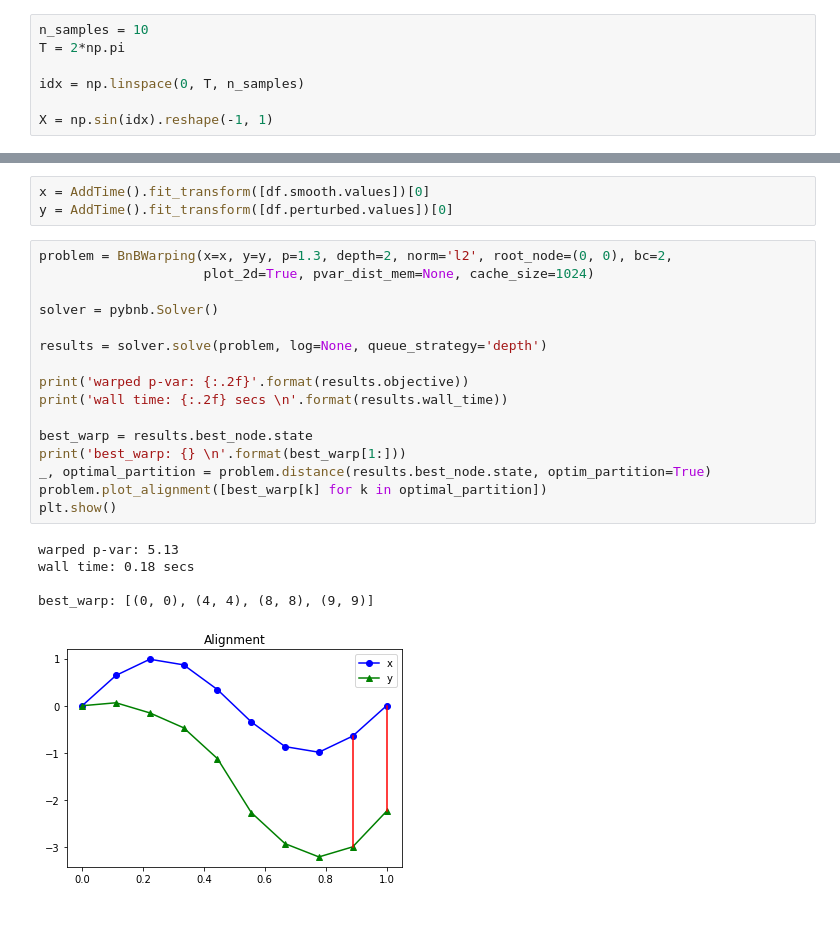
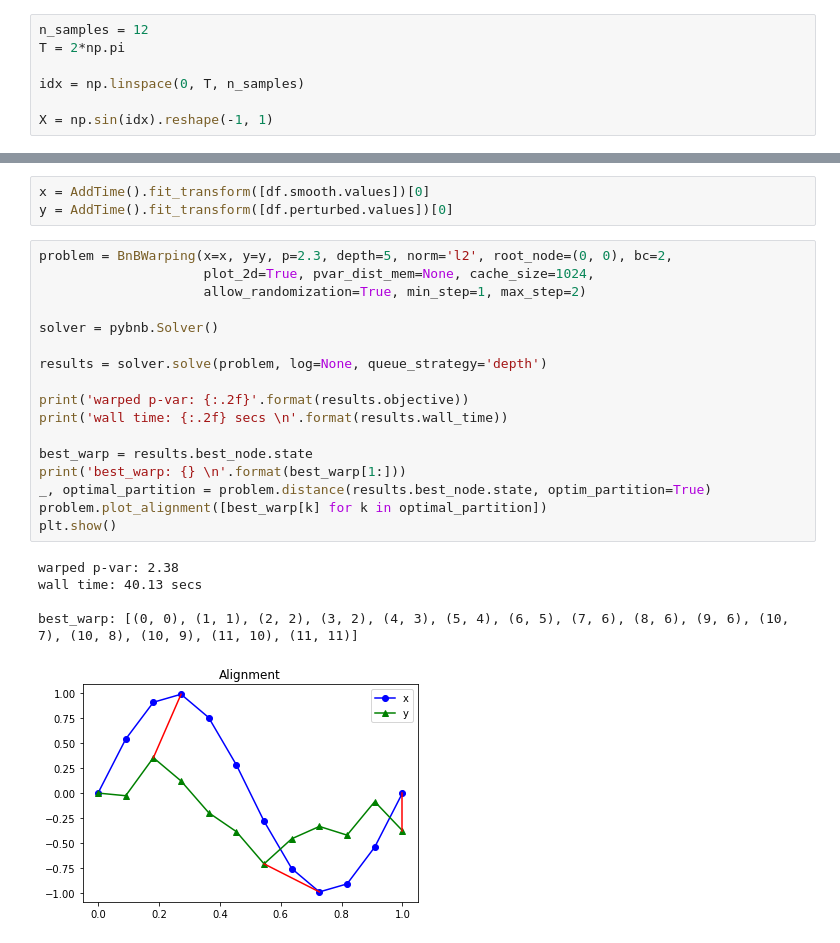
Before and after one commit to mindychen213/warped-p-variation, a Jupyter notebook: Branch-and-Bound/examples/Smooth path perturbed by Brownian path.ipynb, the cells around one changed output, grey strips where cells are left out. Cells and saved outputs as stored; diff of their text form.

```diff
--- a/Branch-and-Bound/examples/Smooth path perturbed by Brownian path.ipynb
+++ b/Branch-and-Bound/examples/Smooth path perturbed by Brownian path.ipynb
@@ -46,7 +94,7 @@ def brownian(steps, width, time=1.):
 # %% [markdown]
 # Generate smooth sine wave
 # %%
-n_samples = 10
+n_samples = 12
 T = 2*np.pi
 
 idx = np.linspace(0, T, n_samples)
@@ -83,24 +131,25 @@ W.plot_lattice()
 x = AddTime().fit_transform([df.smooth.values])[0]
 y = AddTime().fit_transform([df.perturbed.values])[0]
 # %%
-problem = BnBWarping(x=x, y=y, p=1.3, depth=2, norm='l2', root_node=(0, 0), bc=2,
-                     plot_2d=True, pvar_dist_mem=None, cache_size=1024)
+problem = BnBWarping(x=x, y=y, p=2.3, depth=5, norm='l2', root_node=(0, 0), bc=2,
+                     plot_2d=True, pvar_dist_mem=None, cache_size=1024,
+                     allow_randomization=True, min_step=1, max_step=2)
 
 solver = pybnb.Solver()
 
 results = solver.solve(problem, log=None, queue_strategy='depth')
 
 print('warped p-var: {:.2f}'.format(results.objective))
 print('wall time: {:.2f} secs \n'.format(results.wall_time))
 
 best_warp = results.best_node.state
 print('best_warp: {} \n'.format(best_warp[1:]))
 _, optimal_partition = problem.distance(results.best_node.state, optim_partition=True)
 problem.plot_alignment([best_warp[k] for k in optimal_partition])
 plt.show()
 # %% [output]
-warped p-var: 5.13
-wall time: 0.18 secs
+warped p-var: 2.38
+wall time: 40.13 secs
 
-best_warp: [(0, 0), (4, 4), (8, 8), (9, 9)]
+best_warp: [(0, 0), (1, 1), (2, 2), (3, 2), (4, 3), (5, 4), (6, 5), (7, 6), (8, 6), (9, 6), (10, 7), (10, 8), (10, 9), (11, 10), (11, 11)]
-[figure, old version]
+[figure, new version]
```
Also changed, not shown: parts of 10 cells of this notebook.
